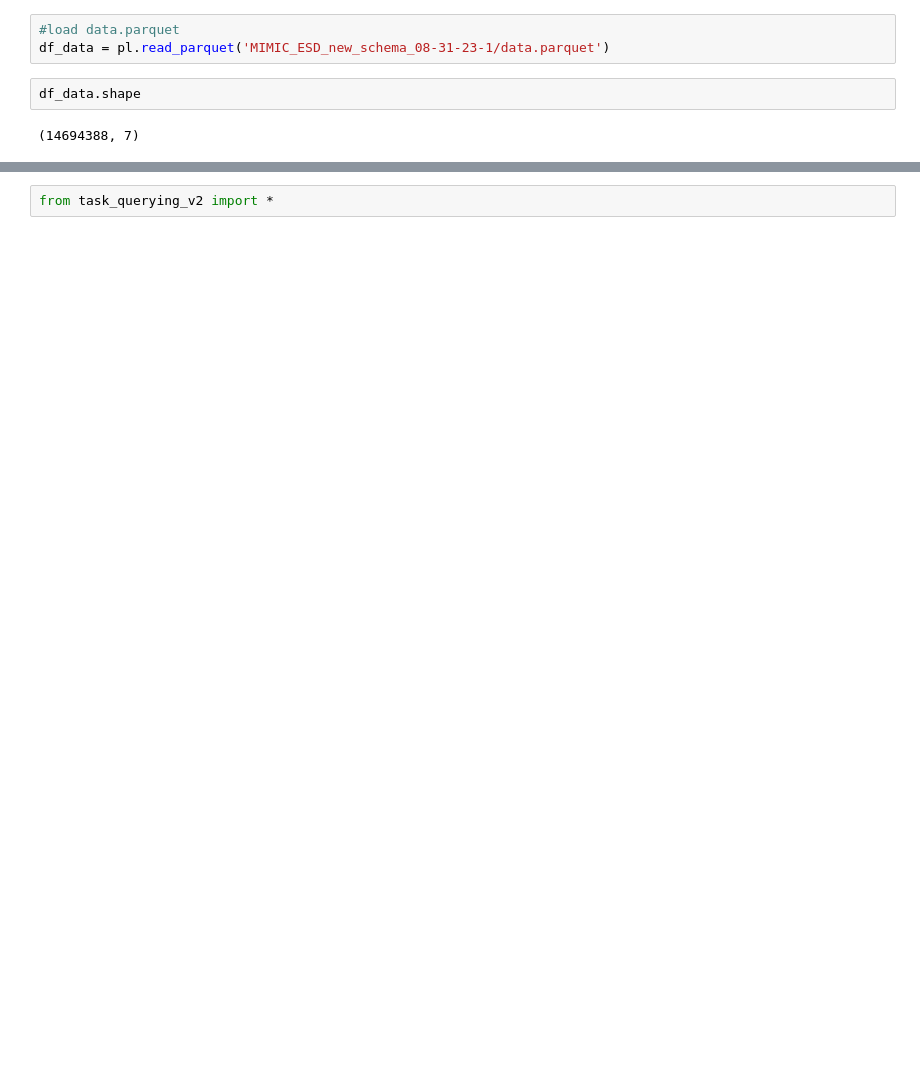
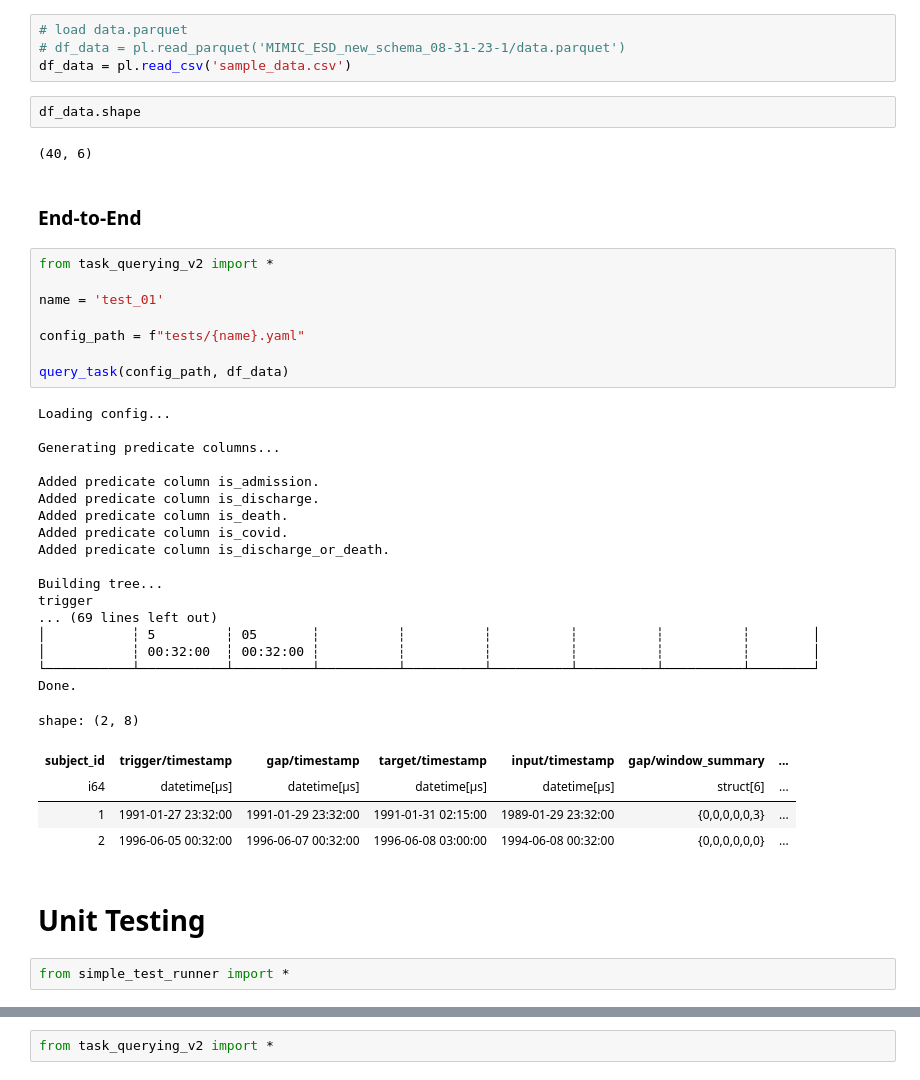
Before and after one commit to justin13601/ACES, a Jupyter notebook: run_tests.ipynb, the cells around one changed output, grey strips where cells are left out. Drawn from its saved outputs; the diff is of its cells as text; blank space fills up the shorter version.

Commit message:
Some code for testing

```diff
--- a/run_tests.ipynb
+++ b/run_tests.ipynb
@@ -9,7 +10,45 @@ polars.config.Config
 # %%
-#load data.parquet
-df_data = pl.read_parquet('MIMIC_ESD_new_schema_08-31-23-1/data.parquet')
+# load data.parquet
+# df_data = pl.read_parquet('MIMIC_ESD_new_schema_08-31-23-1/data.parquet')
+df_data = pl.read_csv('sample_data.csv')
 # %%
 df_data.shape
 # %% [output]
-(14694388, 7)
+(40, 6)
+# %% [markdown]
+### End-to-End
+# %%
+from task_querying_v2 import *
+
+name = 'test_01'
+
+config_path = f"tests/{name}.yaml"
+
+query_task(config_path, df_data)
+# %% [output]
+Loading config...
+
+Generating predicate columns...
+
+Added predicate column is_admission.
+Added predicate column is_discharge.
+Added predicate column is_death.
+Added predicate column is_covid.
+Added predicate column is_discharge_or_death.
+
+Building tree...
+trigger
+... (69 lines left out)
+│           ┆ 5         ┆ 05       ┆          ┆          ┆          ┆          ┆          ┆        │
+│           ┆ 00:32:00  ┆ 00:32:00 ┆          ┆          ┆          ┆          ┆          ┆        │
+└───────────┴───────────┴──────────┴──────────┴──────────┴──────────┴──────────┴──────────┴────────┘
+Done.
+shape: (2, 8)
+| subject_id | trigger/timestamp | gap/timestamp | target/timestamp | input/timestamp | gap/window_summary | ... |
+| i64 | datetime[μs] | datetime[μs] | datetime[μs] | datetime[μs] | struct[6] | ... |
+| 1 | 1991-01-27 23:32:00 | 1991-01-29 23:32:00 | 1991-01-31 02:15:00 | 1989-01-29 23:32:00 | {0,0,0,0,0,3} | ... |
+| 2 | 1996-06-05 00:32:00 | 1996-06-07 00:32:00 | 1996-06-08 03:00:00 | 1994-06-08 00:32:00 | {0,0,0,0,0,0} | ... |
+# %% [markdown]
+# Unit Testing
+# %%
+from simple_test_runner import *
```
Also changed, not shown: parts of 18 cells of this notebook.
